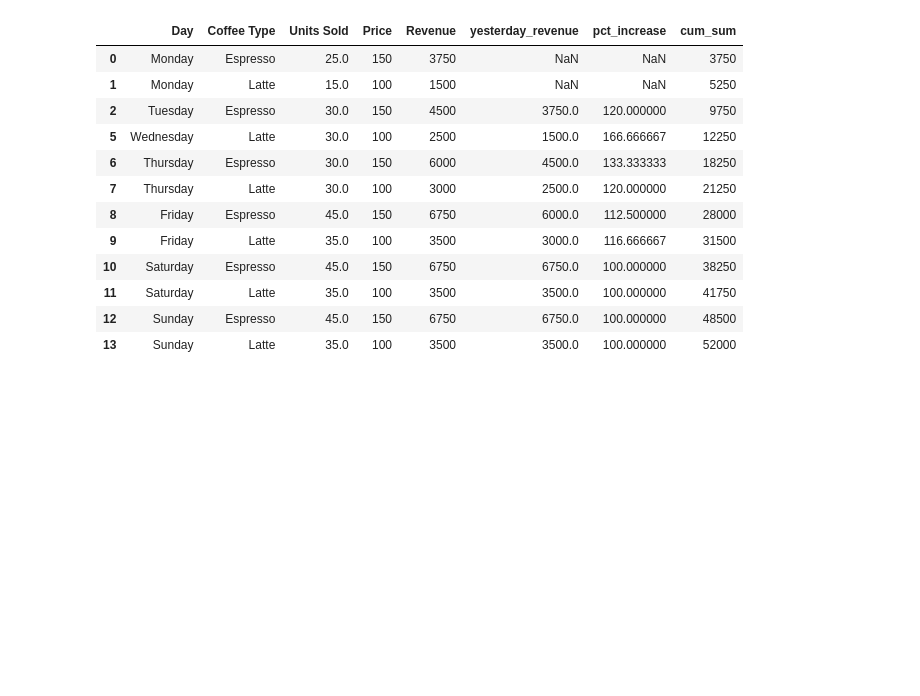
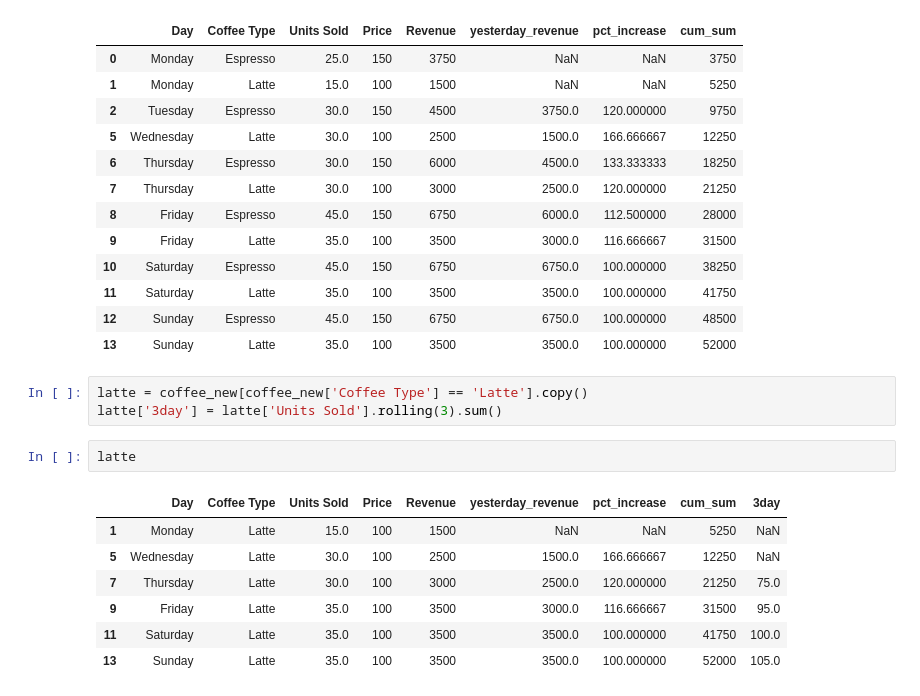
Before and after one commit to Ar3missss/pandas-project, a Jupyter notebook: filtering.ipynb, the cells around one changed output. Drawn from its saved outputs; the diff is of its cells as text; blank space fills up the shorter version.

Commit message:
latte

```diff
--- a/filtering.ipynb
+++ b/filtering.ipynb
@@ -900,3 +900,16 @@ coffee_new
 | 11 | Saturday | Latte | 35.0 | 100 | 3500 | 3500.0 | 100.000000 | 41750 |
 | 12 | Sunday | Espresso | 45.0 | 150 | 6750 | 6750.0 | 100.000000 | 48500 |
 | 13 | Sunday | Latte | 35.0 | 100 | 3500 | 3500.0 | 100.000000 | 52000 |
+# %%
+latte = coffee_new[coffee_new['Coffee Type'] == 'Latte'].copy()
+latte['3day'] = latte['Units Sold'].rolling(3).sum()
+# %%
+latte
+# %% [output]
+|  | Day | Coffee Type | Units Sold | Price | Revenue | yesterday_revenue | pct_increase | cum_sum | 3day |
+| 1 | Monday | Latte | 15.0 | 100 | 1500 | NaN | NaN | 5250 | NaN |
+| 5 | Wednesday | Latte | 30.0 | 100 | 2500 | 1500.0 | 166.666667 | 12250 | NaN |
+| 7 | Thursday | Latte | 30.0 | 100 | 3000 | 2500.0 | 120.000000 | 21250 | 75.0 |
+| 9 | Friday | Latte | 35.0 | 100 | 3500 | 3000.0 | 116.666667 | 31500 | 95.0 |
+| 11 | Saturday | Latte | 35.0 | 100 | 3500 | 3500.0 | 100.000000 | 41750 | 100.0 |
+| 13 | Sunday | Latte | 35.0 | 100 | 3500 | 3500.0 | 100.000000 | 52000 | 105.0 |
```
